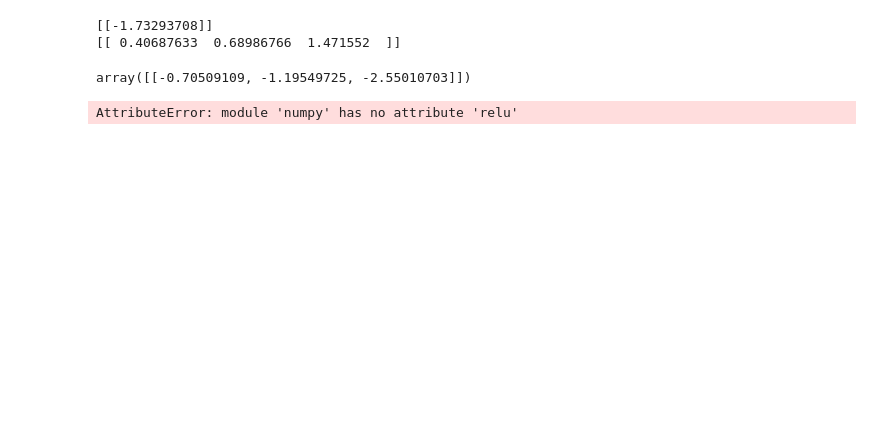
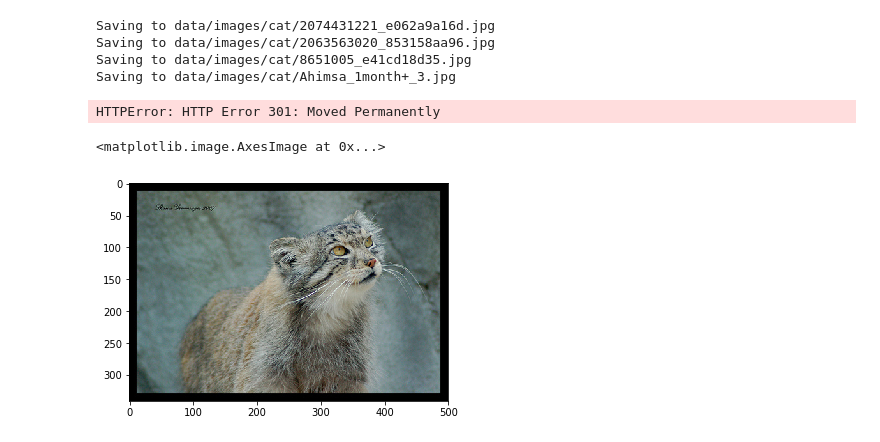
Before and after one commit to abarelk/Darjeeling, a Jupyter notebook: nn_model.ipynb, the cells around one changed output. Drawn from its saved outputs; the diff is of its cells as text; code cells hidden in the pictures; blank space fills up the shorter version.

```diff
--- a/nn_model.ipynb
+++ b/nn_model.ipynb
@@ -194,17 +205,18 @@ FileNotFoundError: [Errno 2] No such file or directory: 'data/images/22-80'
-# %%
-import numpy as np
-
-a = np.random.randn(1, 1)
-b = np.random.randn(1, 3)
-print(a)
-print(b)
-np.dot(a, b)
-# %% [output]
-[[-1.73293708]]
-[[ 0.40687633  0.68986766  1.471552  ]]
-array([[-0.70509109, -1.19549725, -2.55010703]])
-# %%
-import numpy as np
-np.relu(1)
-# %% [output]
-AttributeError: module 'numpy' has no attribute 'relu'
+# %%
+import matplotlib.pyplot as plt
+%matplotlib inline
+
+num_px = 300
+url_file = "data/imagenet.synset.txt"
+"""
+files, image_X = load_images_from_url(url_file, num_px, num_px)
+plt.imshow(files[0])
+"""
+
+save_files_from_url(url_file, 'data/images/cat', toline=10)
+# %% [output]
+Saving to data/images/cat/2074431221_e062a9a16d.jpg
+Saving to data/images/cat/2063563020_853158aa96.jpg
+Saving to data/images/cat/8651005_e41cd18d35.jpg
+Saving to data/images/cat/Ahimsa_1month+_3.jpg
+HTTPError: HTTP Error 301: Moved Permanently
@@ -210,0 +230,12 @@ AttributeError: module 'numpy' has no attribute 'relu'
+# %%
+import matplotlib.pyplot as plt
+import numpy as np
+
+%matplotlib inline
+x, img = load_image("2074431221_e062a9a16d.jpg", 300, 300)
+#save_file("http://static.flickr.com/2221/2074431221_e062a9a16d.jpg")
+
+plt.imshow(img)
+# %% [output]
+<matplotlib.image.AxesImage at 0x...>
+[figure, added]
```
Also changed, not shown: parts of 4 cells of this notebook, 2 other files.
